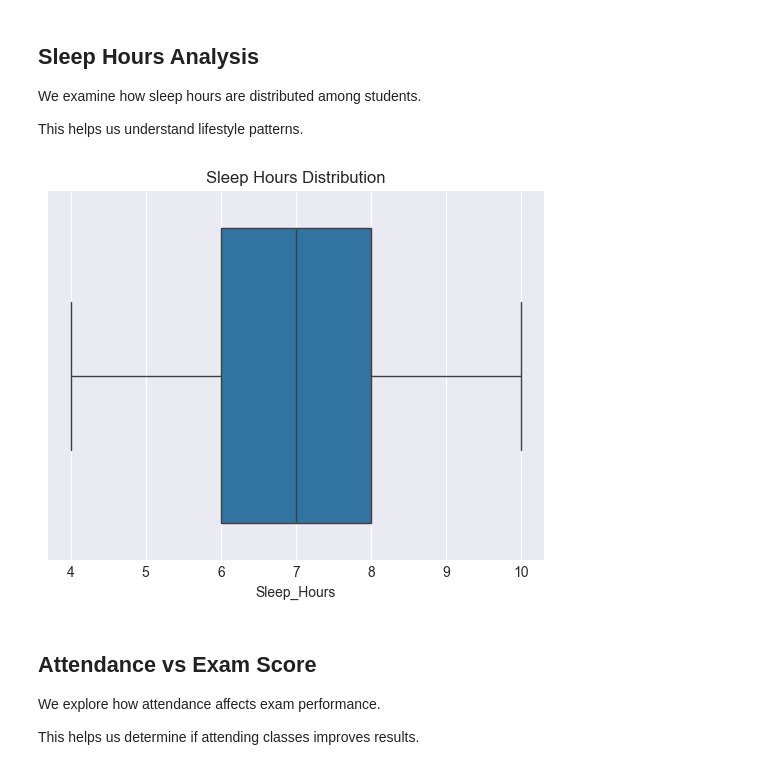
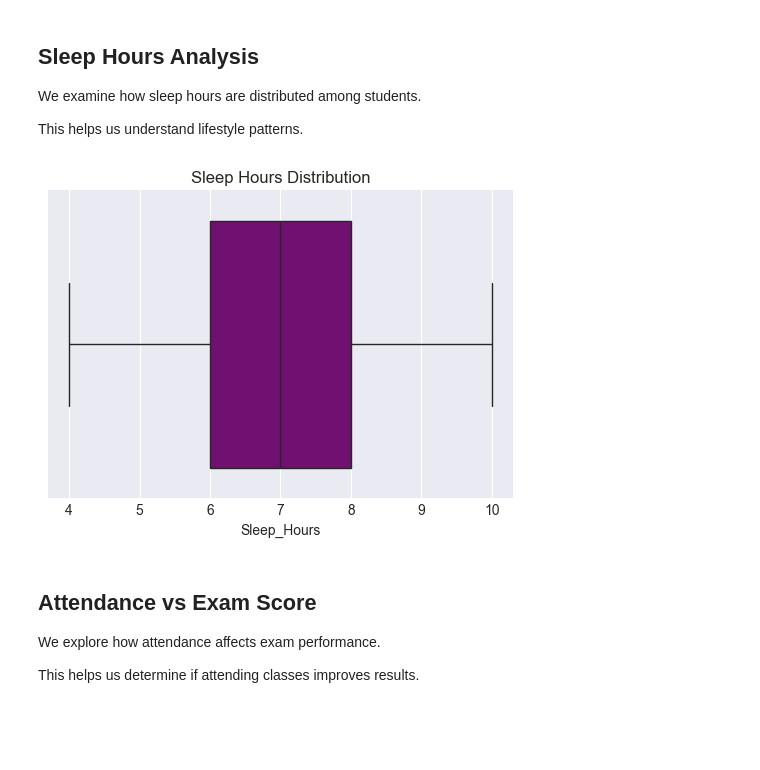
Before and after one commit to Hajer207/B5, a Jupyter notebook: Student/C2/project 2.ipynb, the cells around one changed output. Saved outputs shown, nothing was run; the diff lists cells and outputs as text; code cells hidden in the pictures; blank space fills up the shorter version.

```diff
--- a/Student/C2/project 2.ipynb
+++ b/Student/C2/project 2.ipynb
@@ -114,12 +118,16 @@ plt.show()
 We examine how sleep hours are distributed among students.
 
 This helps us understand lifestyle patterns.
-# %%
-sns.boxplot(x=df['Sleep_Hours'])
-plt.title("Sleep Hours Distribution")
-plt.show()
-# %% [output]
-[figure, removed]
+# %%
+plt.figure(figsize=(6,4))
+
+sns.boxplot(x=df['Sleep_Hours'], color='purple')
+
+plt.title("Sleep Hours Distribution")
+
+plt.show()
+# %% [output]
+[figure, added]
 # %% [markdown]
 ## Attendance vs Exam Score
 
```
Also changed, not shown: parts of 4 cells of this notebook.
